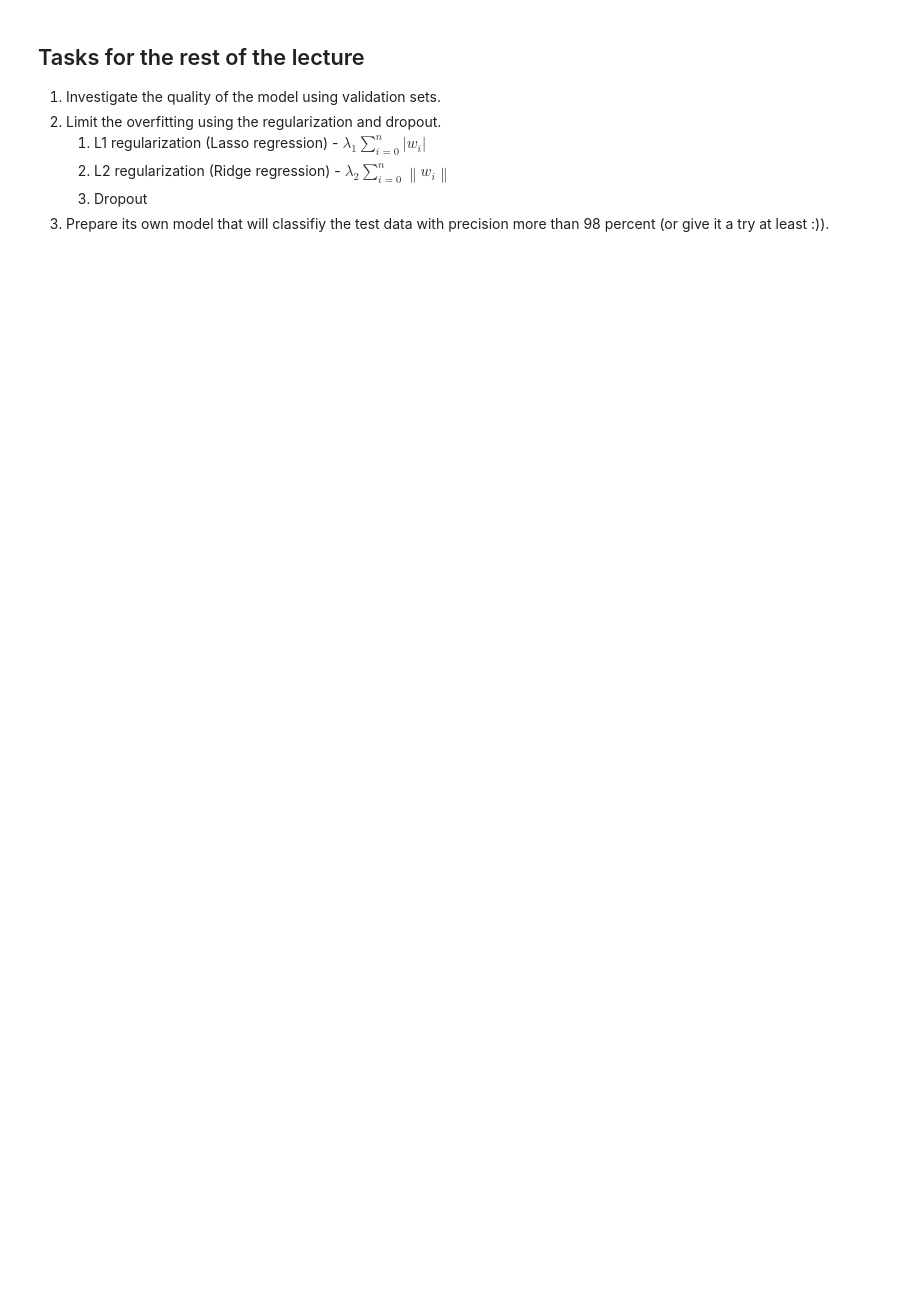
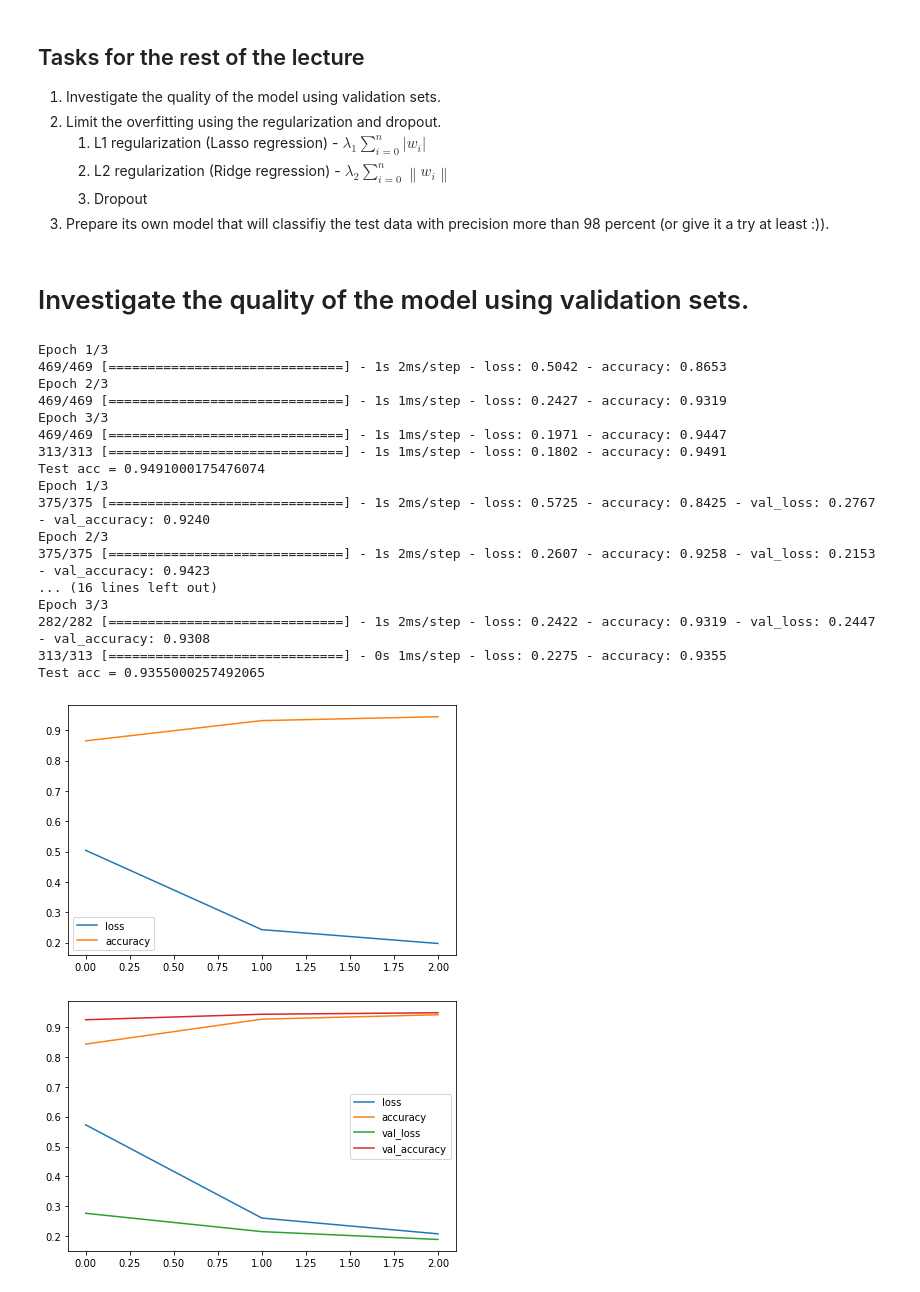
Before and after one commit to pro0255/MAD, a Jupyter notebook: jupyters/2/abd_01.ipynb, the cells around one changed output. Drawn from its saved outputs; the diff is of its cells as text; code cells hidden in the pictures; blank space fills up the shorter version.

```diff
--- a/jupyters/2/abd_01.ipynb
+++ b/jupyters/2/abd_01.ipynb
@@ -117,10 +142,11 @@ Each model need to be compiled to be able to fit to the data and predict the lab
    * Sparse Top k Categorical Accuracy
    * Accuracy - a general version that is modified based on the data analyzed autmatically
 # %%
-model.compile(optimizer='adam',
+model.compile(
+    optimizer='adam',
     loss = keras.losses.SparseCategoricalCrossentropy(from_logits=False),
     metrics = ['accuracy'],
-    )
+)
 # %% [markdown]
 ### Model visualization
 Model then compiles and it is ready for fitting to the data.
@@ -167,3 +207,53 @@ print('Test accuracy: ', test_acc)
    2. L2 regularization (Ridge regression) - $\lambda_2 \sum_{i=0}^n \left\lVert w_i\right\rVert$
    3. Dropout
 3. Prepare its own model that will classifiy the test data with precision more than 98 percent (or give it a try at least :)).
+# %% [markdown]
+
+# Investigate the quality of the model using validation sets.
+# %%
+for val_size in [0.0, 0.2, 0.3, 0.4]:
+  model = keras.Sequential([
+      keras.layers.Flatten(input_shape=(28, 28)),# Flatten module flatten the multidimension input into single vector 28x28 = 784 float numbers
+      keras.layers.Dense(32, activation=tf.nn.relu), # standard dense-fully connected layer with the rectified lineaar function as an activation
+      keras.layers.Dense(10, activation=tf.nn.softmax), # another fully-connected layer with softmax activation function
+  ])
+
+  model.compile(optimizer='adam',
+      loss = keras.losses.SparseCategoricalCrossentropy(from_logits=False),
+      metrics = ['accuracy'],
+      )
+
+
+  history = model.fit(x_train, y_train, validation_split=val_size, epochs=3, callbacks=[model_checkpoint_callback], batch_size=128)
+
+
+  plt.figure()
+  for key in history.history.keys():
+      plt.plot(history.epoch, history.history[key], label=key)
+  plt.legend()
+  plt.tight_layout()
+
+
+  test_loss, test_acc = model.evaluate(x_test, y_test)
+
+  print(f"Test acc = {test_acc}")
+# %% [output]
+Epoch 1/3
+469/469 [==============================] - 1s 2ms/step - loss: 0.5042 - accuracy: 0.8653
+Epoch 2/3
+469/469 [==============================] - 1s 1ms/step - loss: 0.2427 - accuracy: 0.9319
+Epoch 3/3
+469/469 [==============================] - 1s 1ms/step - loss: 0.1971 - accuracy: 0.9447
+313/313 [==============================] - 1s 1ms/step - loss: 0.1802 - accuracy: 0.9491
+Test acc = 0.9491000175476074
+Epoch 1/3
+375/375 [==============================] - 1s 2ms/step - loss: 0.5725 - accuracy: 0.8425 - val_loss: 0.2767 - val_accuracy: 0.9240
+Epoch 2/3
+375/375 [==============================] - 1s 2ms/step - loss: 0.2607 - accuracy: 0.9258 - val_loss: 0.2153 - val_accuracy: 0.9423
+... (16 lines left out)
+Epoch 3/3
+282/282 [==============================] - 1s 2ms/step - loss: 0.2422 - accuracy: 0.9319 - val_loss: 0.2447 - val_accuracy: 0.9308
+313/313 [==============================] - 0s 1ms/step - loss: 0.2275 - accuracy: 0.9355
+Test acc = 0.9355000257492065
+[figure, added]
+[figure, added]
```
Also changed, not shown: parts of 19 cells of this notebook, 3 other files.
